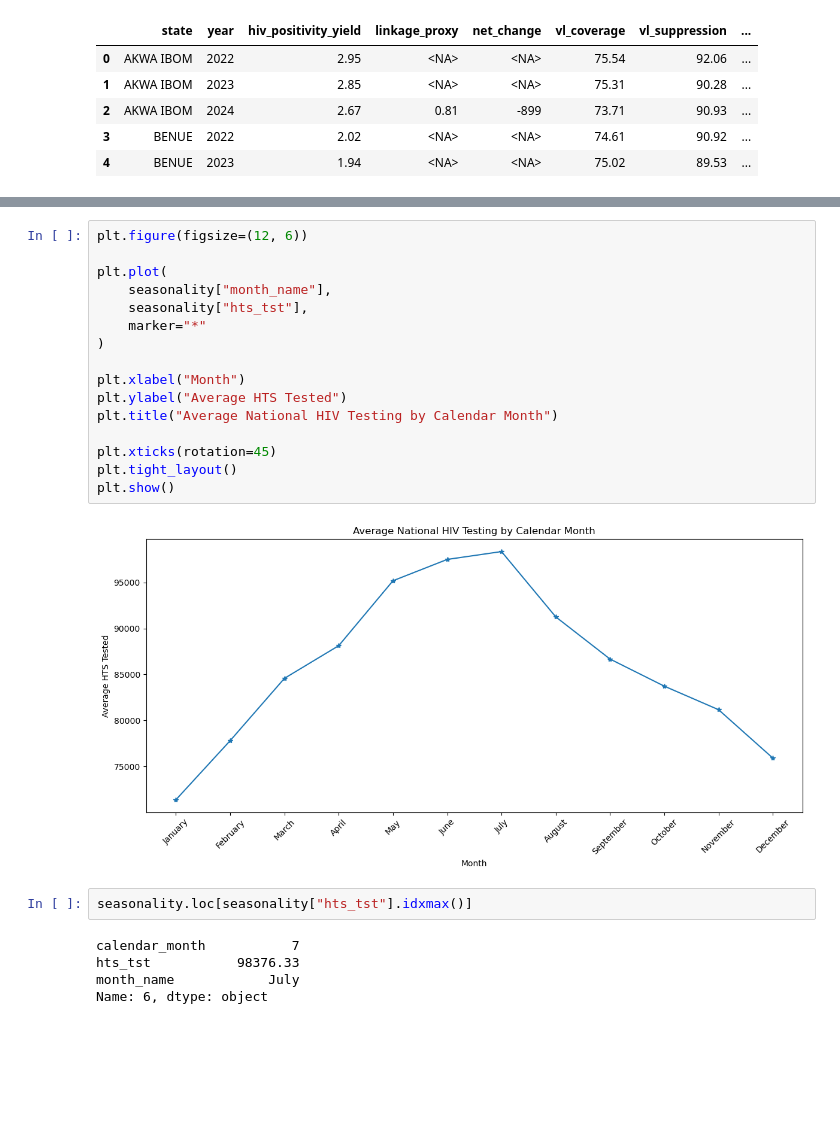
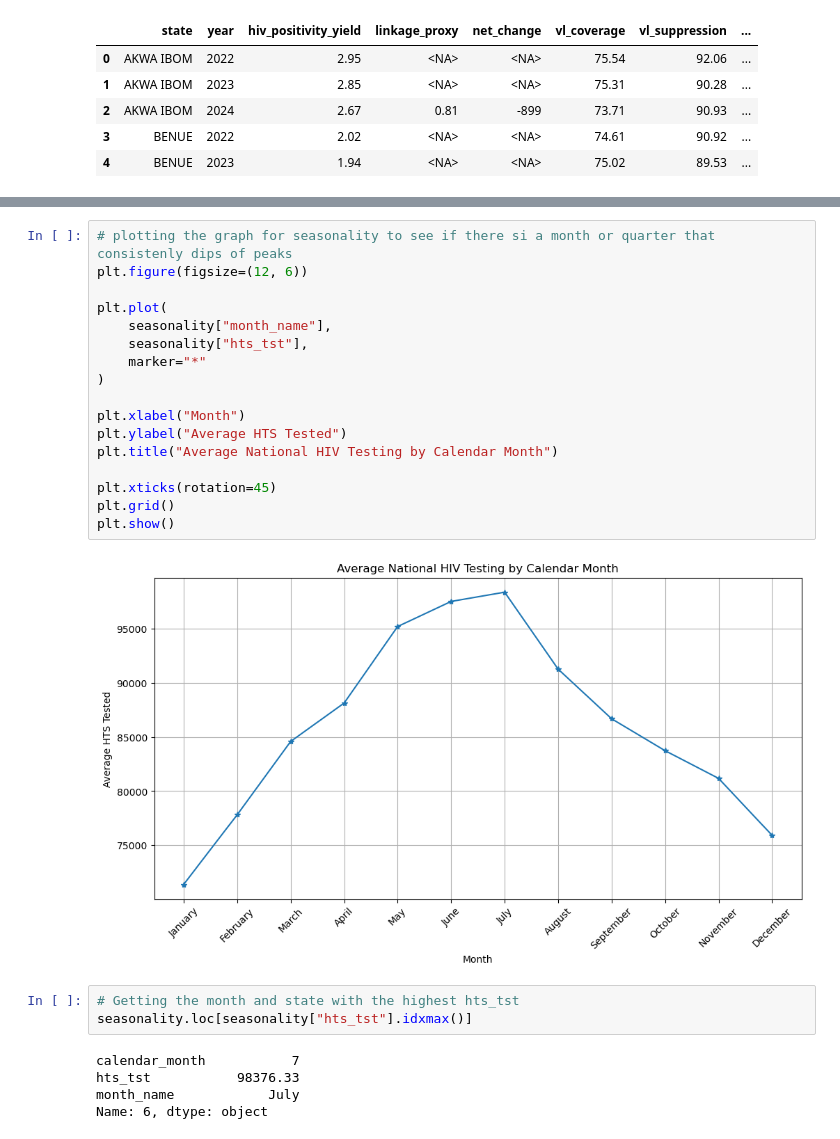
Before and after one commit to AlozieCollins/Intern-dataset-work, a Jupyter notebook: work.ipynb, the cells around one changed output, grey strips where cells are left out. Saved outputs shown, nothing was run; the diff lists cells and outputs as text; blank space fills up the shorter version.

```diff
--- a/work.ipynb
+++ b/work.ipynb
@@ -1742,24 +1764,26 @@ seasonality
 | 10 | 11 | 81169.33 | November |
 | 11 | 12 | 75905.67 | December |
 # %%
+# plotting the graph for seasonality to see if there si a month or quarter that consistenly dips of peaks
 plt.figure(figsize=(12, 6))
 
 plt.plot(
     seasonality["month_name"],
     seasonality["hts_tst"],
     marker="*"
 )
 
 plt.xlabel("Month")
 plt.ylabel("Average HTS Tested")
 plt.title("Average National HIV Testing by Calendar Month")
 
 plt.xticks(rotation=45)
-plt.tight_layout()
+plt.grid()
 plt.show()
 # %% [output]
-[figure, old version]
+[figure, new version]
 # %%
+# Getting the month and state with the highest hts_tst
 seasonality.loc[seasonality["hts_tst"].idxmax()]
 # %% [output]
 calendar_month           7
```
Also changed, not shown: parts of 28 cells of this notebook.
